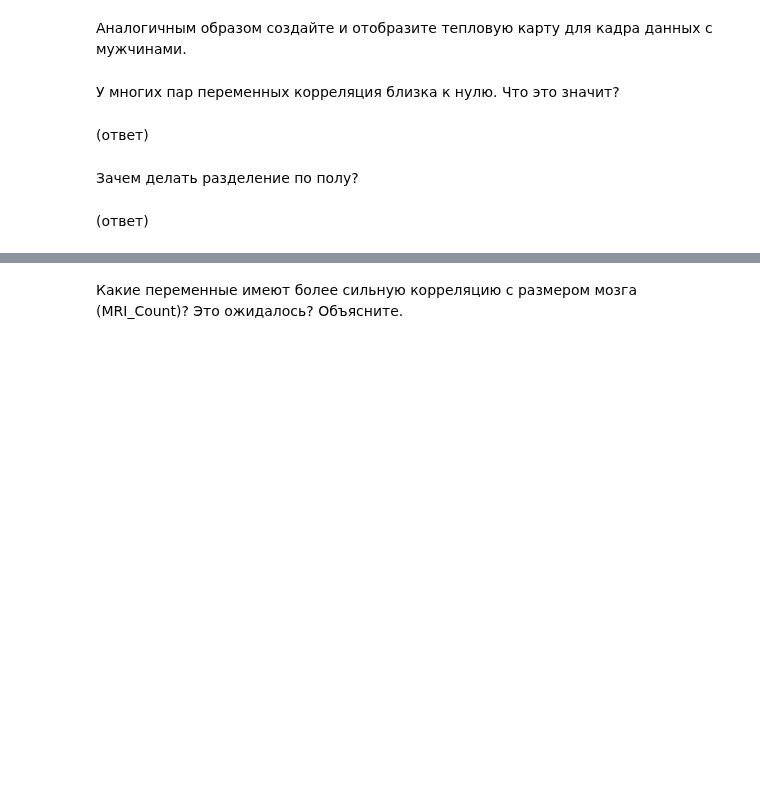
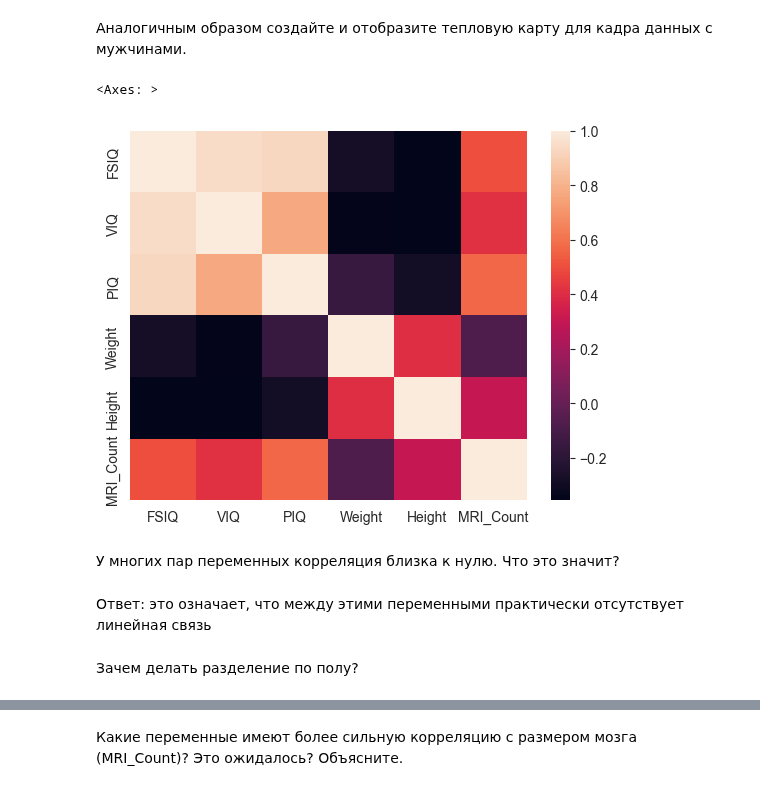
Before and after one commit to AKlimovUrfu/lab2, a Jupyter notebook: correlation.ipynb, the cells around one changed output, grey strips where cells are left out. Cells and saved outputs as stored; diff of their text form; code cells hidden in the pictures; blank space fills up the shorter version.

```diff
--- a/correlation.ipynb
+++ b/correlation.ipynb
@@ -158,14 +268,16 @@ sns.heatmap(wcorr)
 Аналогичным образом создайте и отобразите тепловую карту для кадра данных с мужчинами.
 # %%
 # Ячейка для кода № 14
-mcorr = ???
+mcorr = menDf.corr(numeric_only=True)
+sns.heatmap(mcorr)
 #
 #
+# %% [output]
+<Axes: >
+[figure, added]
 # %% [markdown]
 У многих пар переменных корреляция близка к нулю. Что это значит?
-# %% [markdown]
-(ответ)
+# %% [markdown]
+Ответ: это означает, что между этими переменными практически отсутствует линейная связь
 # %% [markdown]
 Зачем делать разделение по полу?
-# %% [markdown]
-(ответ)
```
Also changed, not shown: parts of 23 cells of this notebook, 1 other file.
